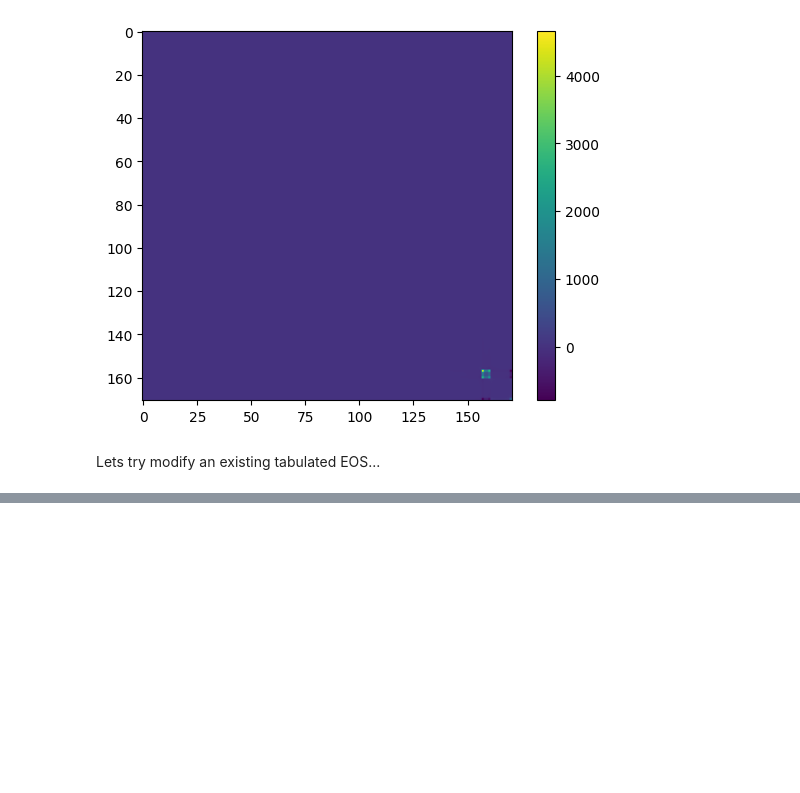
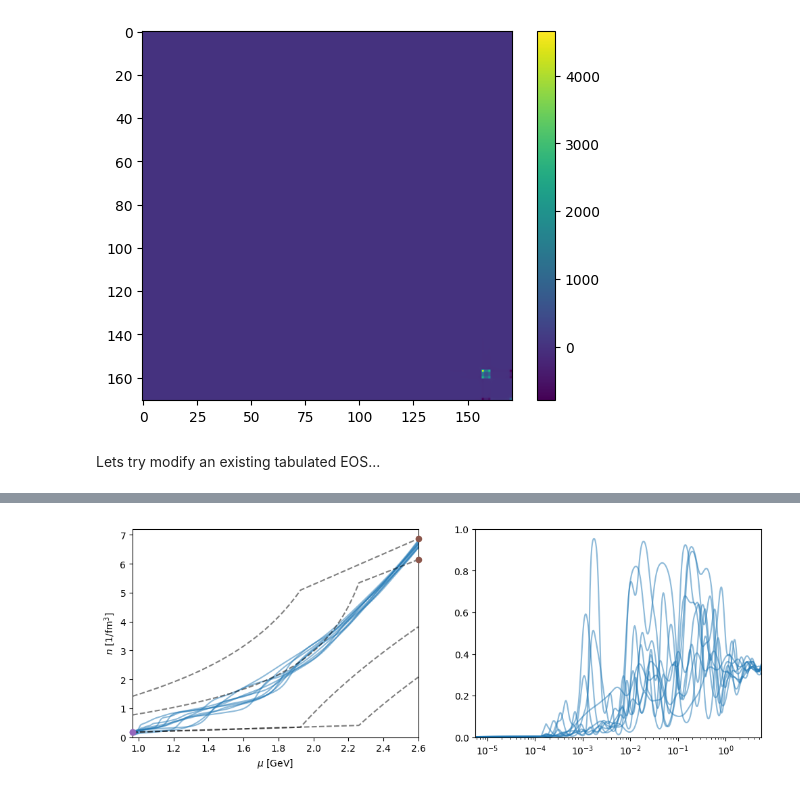
Before and after one commit to eliotfinch/pqcd, a Jupyter notebook: notebooks/modify_tabulated_eos.ipynb, the cells around one changed output, grey strips where cells are left out. Drawn from its saved outputs; the diff is of its cells as text; code cells hidden in the pictures; blank space fills up the shorter version.

```diff
--- a/notebooks/modify_tabulated_eos.ipynb
+++ b/notebooks/modify_tabulated_eos.ipynb
@@ -249 +164,69 @@ array([(23.02585093,  6.71261871), (23.05353732,  6.63546778),
+# %%
+min_pressure = to_GeV_per_cubic_femtometre(1e10)
+max_pressure = to_GeV_per_cubic_femtometre(1e16)
+
+fig, axs = plt.subplots(1, 2, figsize=(12, 4))
+axs[1].set_xscale('log')
+
+CET_values = {
+    'soft': [0.966, 0.176, 2.163/1000],
+    'stiff': [0.978, 0.176, 3.542/1000]
+}
+
+muL, nL, pL = CET_values['soft']
+muH = 2.6
+
+mu_array = np.linspace(muL, muH, 1000)
+
+for X in [0.5, 2]:
+
+    pQCDX = pqcd.pQCD(X)
+    nH, pH = pQCDX.nH(muH), pQCDX.pH(muH)
+    epsilonH = pqcd.epsilon_func(muH, nH, pH)
+
+    constraints = pqcd.constraints(muL, nL, pL, muH, nH, pH)
+
+    axs[0].plot(constraints.muL, constraints.nL, 'o', c='C4', zorder=11, clip_on=False)
+    axs[0].plot(constraints.muH, constraints.nH, 'o', c='C5', zorder=11, clip_on=False)
+
+    ylim = [0, axs[0].get_ylim()[1]]
+
+    axs[0].plot(mu_array, constraints.nmin(mu_array), c='k', ls='--', alpha=0.5, zorder=10)
+    axs[0].plot(mu_array, constraints.nmax(mu_array), c='k', ls='--', alpha=0.5, zorder=10)
+
+for phi in new_mean_phi_array[::12]:
+
+    eos, cols = integrate_phi(
+        np.exp(new_mean_logp),
+        phi,
+        reference_pressurec2=3e11,
+        sigma_logpressurec2=0,
+        stitch_below_reference_pressure=True,
+        include_baryon_density=True,
+        include_cs2c2=True,
+        include_baryon_chemical_potential=False,
+        verbose=False
+    )
+
+    pressure = to_GeV_per_cubic_femtometre(eos[:, cols.index('pressurec2')])
+    energy_density = to_GeV_per_cubic_femtometre(eos[:, cols.index('energy_densityc2')])
+    number_density = to_nucleons_per_cubic_femtometre(eos[:, cols.index('baryon_density')])
+
+    chemical_potential = (energy_density+pressure)/number_density
+    speed_of_sound_squared = np.gradient(pressure, energy_density)
+
+    axs[0].plot(chemical_potential, number_density, c='C0', alpha=0.5)
+
+    axs[1].plot(pressure, speed_of_sound_squared, c='C0', alpha=0.5)
+
+axs[0].set_xlim(constraints.muL, constraints.muH)
+axs[0].set_ylim(ylim)
+
+axs[1].set_xlim(min_pressure, max_pressure)
+axs[1].set_ylim(0, 1)
+
+axs[0].set_xlabel(r'$\mu$ [GeV]')
+axs[0].set_ylabel(r'$n$ [1/fm$^3$]');
+# %% [output]
+[figure, added]
 # %%
```
Also changed, not shown: parts of 16 cells of this notebook.
